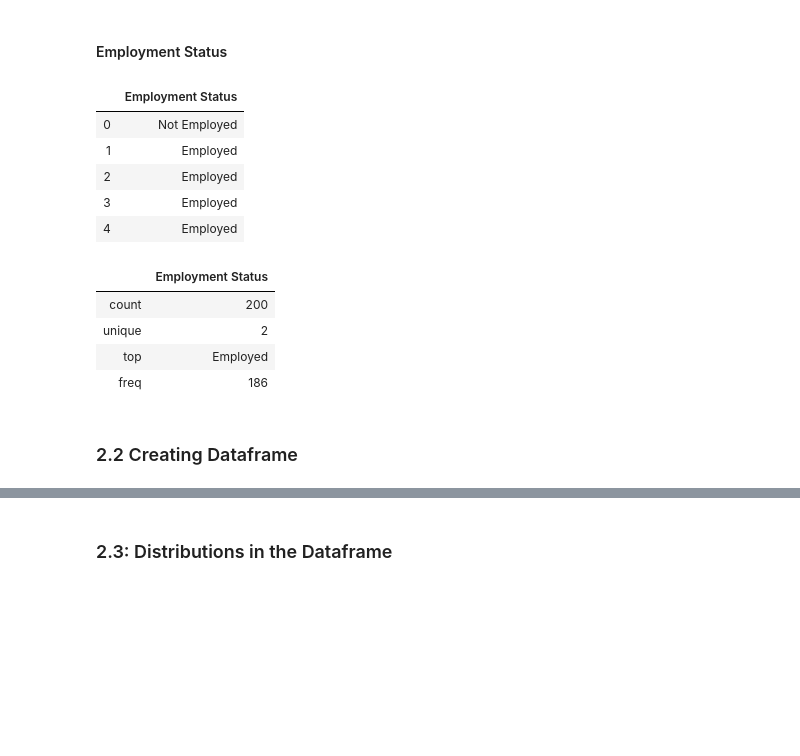
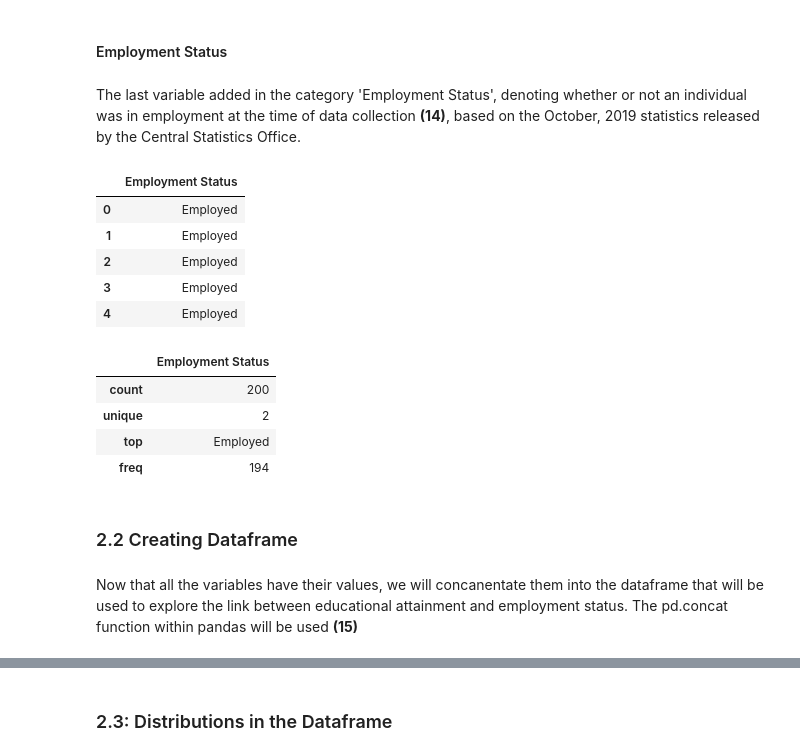
Before and after one commit to martinaobrien/GMIT-Programme-for-Data-Analysis-Project---Simulation, a Jupyter notebook: GMIT-Programme-for-Data-Analysis-Project---Simulation.ipynb, the cells around one changed output, grey strips where cells are left out. Cells and saved outputs as stored; diff of their text form; code cells hidden in the pictures; blank space fills up the shorter version.

```diff
--- a/GMIT-Programme-for-Data-Analysis-Project---Simulation.ipynb
+++ b/GMIT-Programme-for-Data-Analysis-Project---Simulation.ipynb
@@ -162,20 +167,16 @@ gender_df.describe()
 # %% [markdown]
 #### Employment Status
+# %% [markdown]
+The last variable added in the category 'Employment Status', denoting whether or not an individual was in employment at the time of data collection **(14)**, based on the October, 2019 statistics released by the Central Statistics Office.
 # %%
-#create data for references
-status = ['Employed', 'Not Employed']
-#created a probability for each string, leaving a higher probability for 'reasonable' and 'good'
-prob_employment = [0.952,0.048]
-employment = np.random.choice(status, 200, p=prob_employment)
-
-##creating the dataframe for the references
-employment_df = pd.DataFrame(employment, columns=['Employment Status'])
-
-#showing the first 5 references
-employment_df.head()
+status = ['Employed', 'UnEmployed']#create data for variable
+prob_employment = [0.958,0.042]#created a probability for value
+employment = np.random.choice(status, 200, p=prob_employment) #random choice for the variables
+employment_df = pd.DataFrame(employment, columns=['Employment Status'])##creating the dataframe for the variable
+employment_df.head()#showing the first 5 data entries
 # %% [output]
 |  | Employment Status |
-| 0 | Not Employed |
+| 0 | Employed |
 | 1 | Employed |
 | 2 | Employed |
 | 3 | Employed |
@@ -187,8 +188,10 @@ employment_df.describe()
 | count | 200 |
 | unique | 2 |
 | top | Employed |
-| freq | 186 |
+| freq | 194 |
 # %% [markdown]
  <a id='section2.2'></a>
  ### 2.2 Creating Dataframe
+# %% [markdown]
+Now that all the variables have their values, we will concanentate them into the dataframe that will be used to explore the link between educational attainment and employment status. The pd.concat function within pandas will be used **(15)**
 # %%
```
Also changed, not shown: parts of 28 cells of this notebook, 1 other file.
